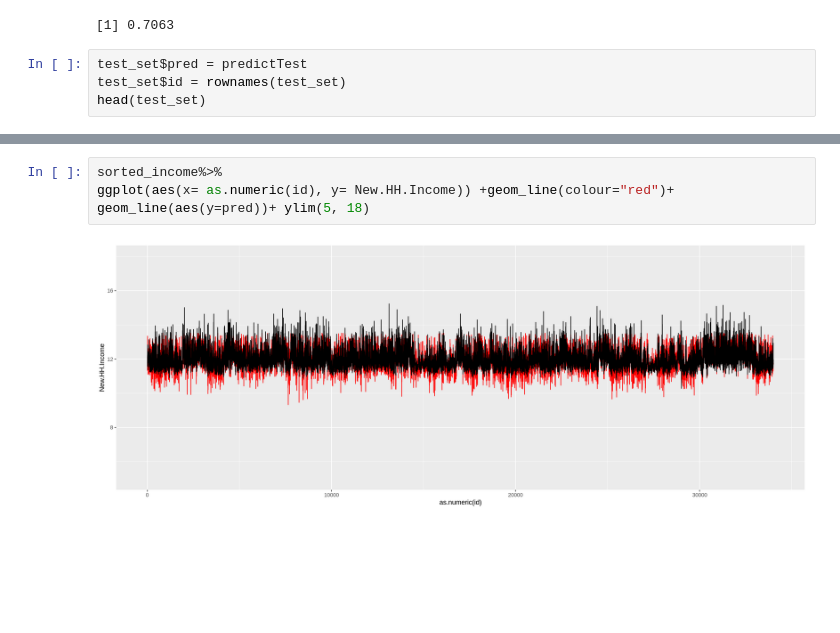
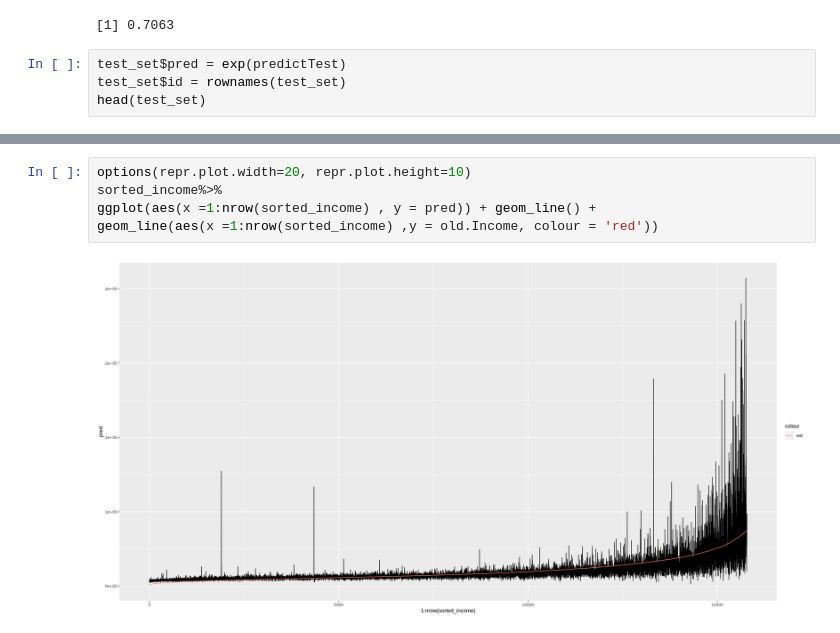
Before and after one commit to prakashsukhwal/Financial-Analytics-GARCH-Factor-Analysis-and-RNN-Models-, a Jupyter notebook: FA_sol_R_translation.ipynb, the cells around one changed output, grey strips where cells are left out. Saved outputs shown, nothing was run; the diff lists cells and outputs as text; blank space fills up the shorter version.

```diff
--- a/FA_sol_R_translation.ipynb
+++ b/FA_sol_R_translation.ipynb
@@ -484,7 +480,7 @@ round(R_Sq,4)
 # %% [output]
 [1] 0.7063
 # %%
-test_set$pred = predictTest
+test_set$pred = exp(predictTest)
 test_set$id = rownames(test_set)
 head(test_set)
 # %% [output]
@@ -512,8 +507,10 @@ A data.frame: 6 × 20
 | 4 | -0.4475935 | -1.089612 | -0.4609483 | -0.9863112 | -0.30273490 | -0.542553913 | -0.6179264 | -0.4417208 | -0.38851702 | -0.5244616 | -0.04566387 | ... |
 | 5 | -0.5547543 | -1.333035 | -0.4774384 | -0.7607305 | -0.39865180 | 0.003920215 | -0.4824382 | -0.3957845 | -0.92498664 | -0.7629715 | -0.77863788 | ... |
 | 6 | -0.4263245 | -1.626920 | -0.7786457 | -0.4862966 | -0.07842471 | -0.101333935 | -0.1992057 | -0.6066901 | -0.09456679 | 2.6258191 | -1.09377017 | ... |
-# %%
-sorted_income%>%
-ggplot(aes(x= as.numeric(id), y= New.HH.Income)) +geom_line(colour="red")+ geom_line(aes(y=pred))+ ylim(5, 18)
-# %% [output]
-[figure, removed]
+# %%
+options(repr.plot.width=20, repr.plot.height=10)
+sorted_income%>%
+ggplot(aes(x =1:nrow(sorted_income) , y = pred)) + geom_line() +
+geom_line(aes(x =1:nrow(sorted_income) ,y = old.Income, colour = 'red'))
+# %% [output]
+[figure, added]
```
Also changed, not shown: parts of 2 cells of this notebook.
